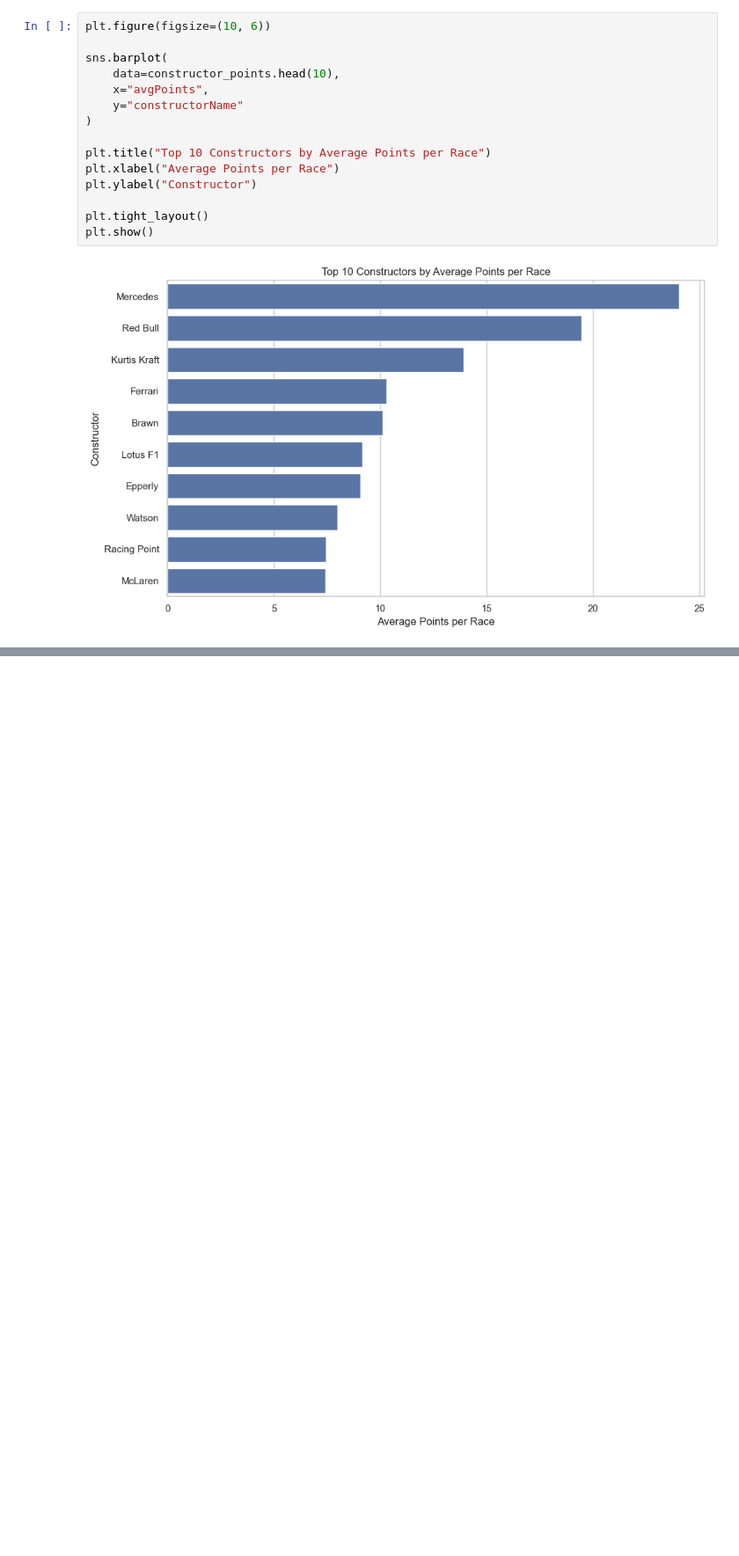
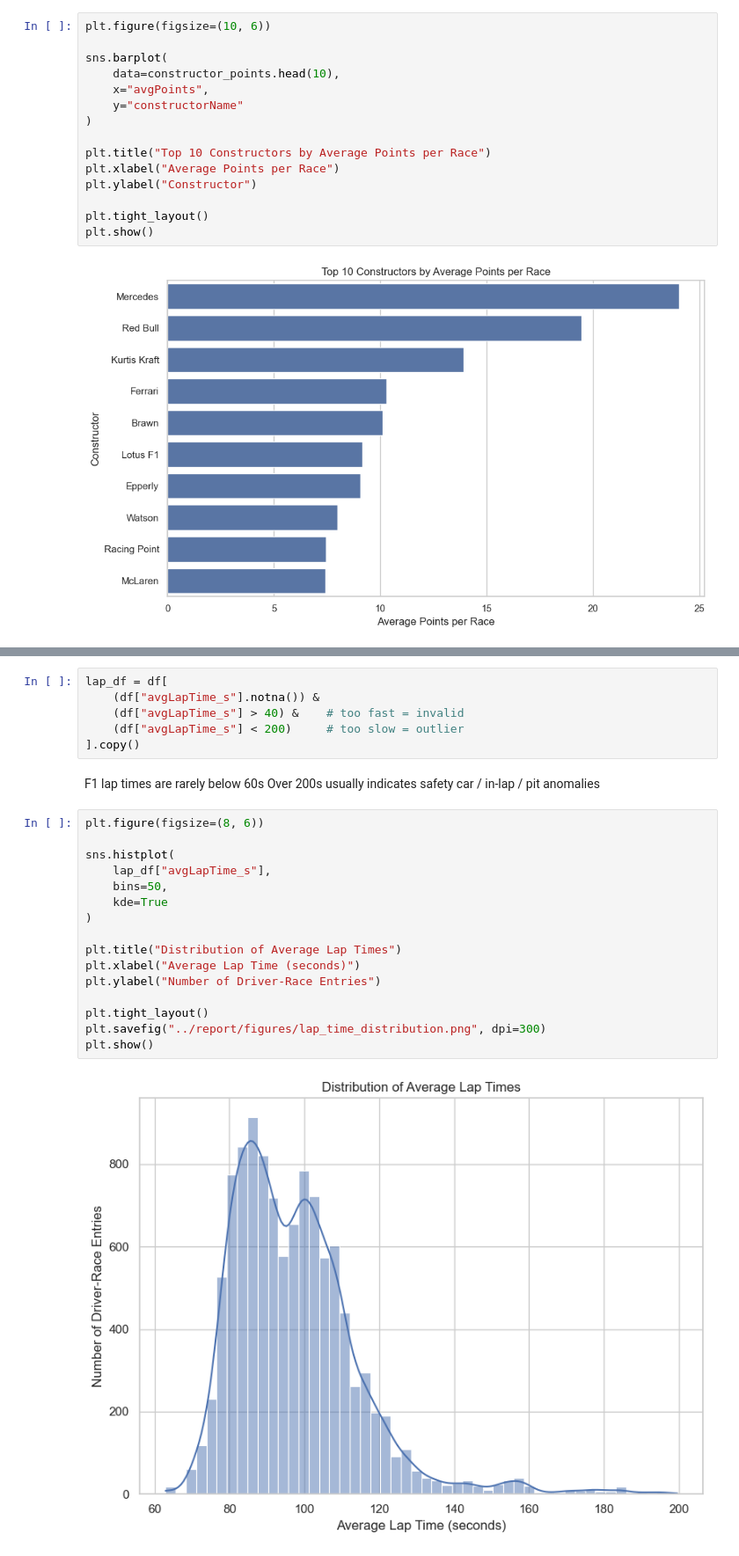
Before and after one commit to Razin3434/F1-Project, a Jupyter notebook: notebooks/04_eda.ipynb, the cells around one changed output, grey strips where cells are left out. Shown at 88% size. Cells and saved outputs as stored; diff of their text form; blank space fills up the shorter version.

```diff
--- a/notebooks/04_eda.ipynb
+++ b/notebooks/04_eda.ipynb
@@ -190,0 +203,27 @@ plt.show()
+# %%
+lap_df = df[
+    (df["avgLapTime_s"].notna()) &
+    (df["avgLapTime_s"] > 40) &    # too fast = invalid
+    (df["avgLapTime_s"] < 200)     # too slow = outlier
+].copy()
+# %% [markdown]
+F1 lap times are rarely below 60s
+Over 200s usually indicates safety car / in-lap / pit anomalies
+# %%
+plt.figure(figsize=(8, 6))
+
+sns.histplot(
+    lap_df["avgLapTime_s"],
+    bins=50,
+    kde=True
+)
+
+plt.title("Distribution of Average Lap Times")
+plt.xlabel("Average Lap Time (seconds)")
+plt.ylabel("Number of Driver-Race Entries")
+
+plt.tight_layout()
+plt.savefig("../report/figures/lap_time_distribution.png", dpi=300)
+plt.show()
+# %% [output]
+[figure, added]
```
Also changed, not shown: parts of 14 cells of this notebook, 25 other files.
